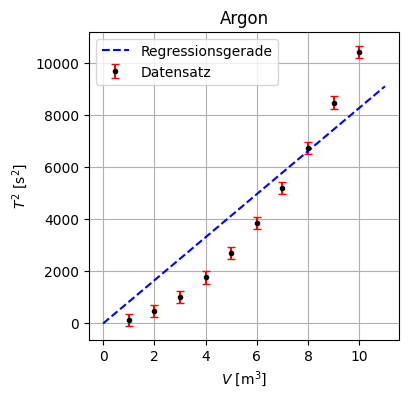
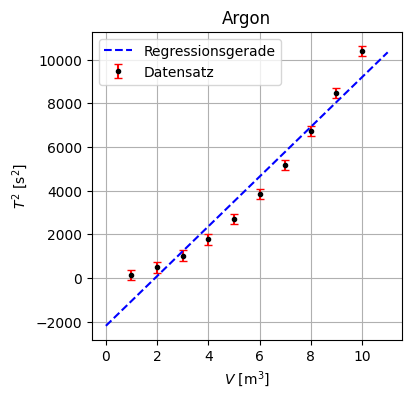
The change to this notebook cell's code, shown as a diff; its figure went from the first image to the second:
--- before
+++ after
@@ -8,6 +8,6 @@
 Variablen_0 = np.array([Tp])
 
-def f(x,k):
-    return k*x #Fit Funktion
+def f(x,k,a):
+    return k*x + a #Fit Funktion
 
 fig, ax1 = plt.subplots(1,1, figsize = (4,4))
@@ -31,5 +31,5 @@
 
 xwerte = np.linspace(0, np.max(V_Argon)*1.1, 500)
-ax1.plot(xwerte, k_Argon*xwerte, color = "blue", linestyle = "--", label = "Regressionsgerade")
+ax1.plot(xwerte, k_Argon*xwerte + coefficients[1], color = "blue", linestyle = "--", label = "Regressionsgerade")
 
 """-----------------------------------------------------------------------------------------------------------------------------------------------------------------"""
@@ -51,5 +51,5 @@
 
 xwerte = np.linspace(0, np.max(V_Stickstoff)*1.1, 500)
-ax2.plot(xwerte, k_Stickstoff*xwerte, color = "blue", linestyle = "--", label = "Regressionsgerade")
+ax2.plot(xwerte, k_Stickstoff*xwerte + coefficients[1], color = "blue", linestyle = "--", label = "Regressionsgerade")
 
 """-----------------------------------------------------------------------------------------------------------------------------------------------------------------"""
@@ -71,5 +71,5 @@
 
 xwerte = np.linspace(0, np.max(V_CO2)*1.1, 500)
-ax3.plot(xwerte, k_CO2*xwerte, color = "blue", linestyle = "--", label = "Regressionsgerade")
+ax3.plot(xwerte, k_CO2*xwerte + coefficients[1], color = "blue", linestyle = "--", label = "Regressionsgerade")
 
 """-----------------------------------------------------------------------------------------------------------------------------------------------------------------"""
@@ -88,5 +88,5 @@
 ax3.set_ylabel("$T^2~[\\mathrm{s^2]}$")
 ax3.grid(True)
-ax3.set_title("CO_2")
+ax3.set_title("$CO_{2}$")
 ax3.legend()
 

Commit: Kleine Änderungen und Fix so das kappa bei 3.1 10 mal berechnet wird statt nur 1 mal